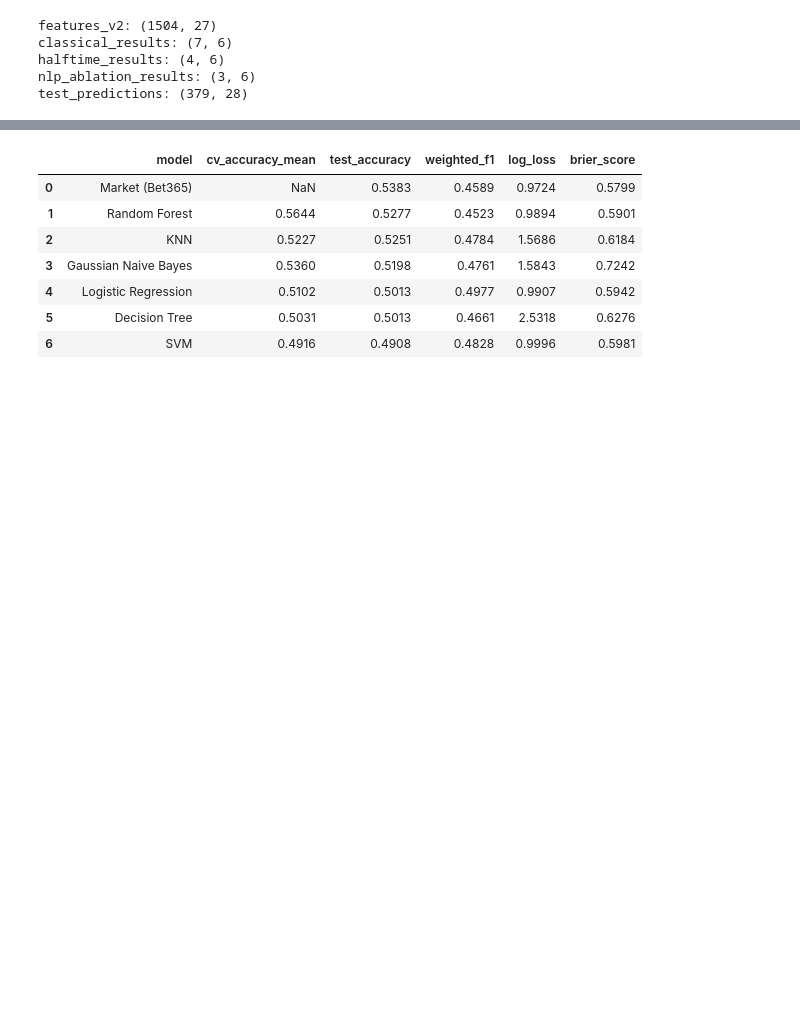
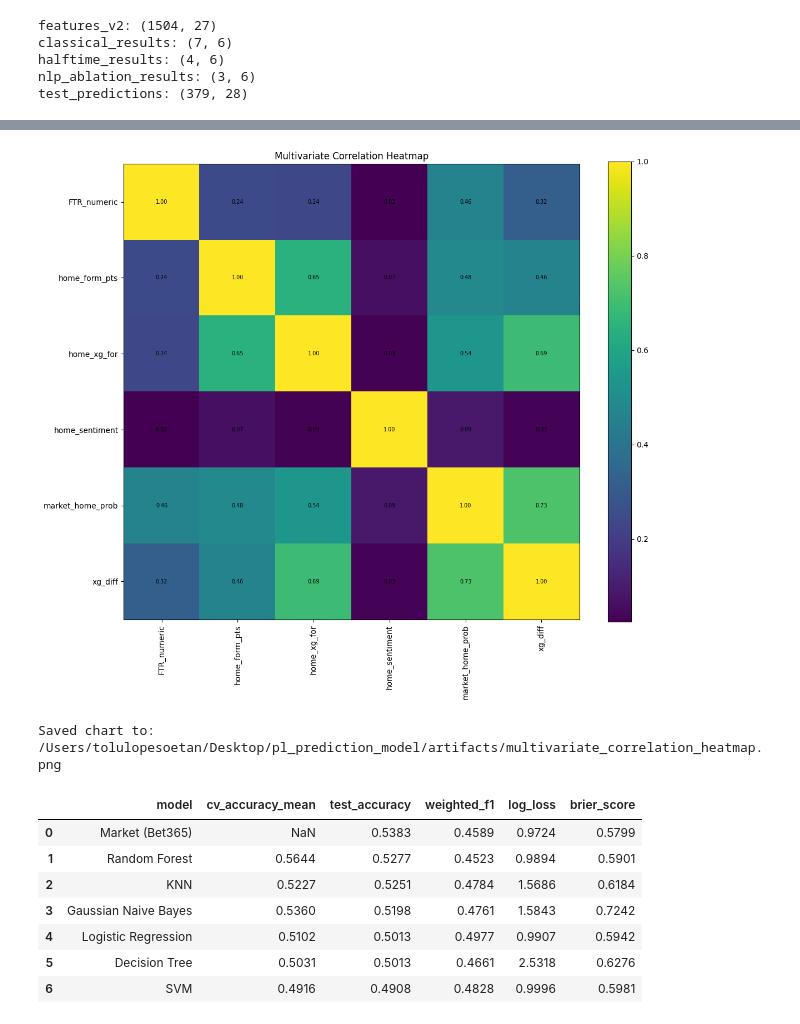
Before and after one commit to tolulopesoetan/pl_prediction_model, a Jupyter notebook: notebooks/03_evaluation_and_results.ipynb, the cells around one changed output, grey strips where cells are left out. Saved outputs shown, nothing was run; the diff lists cells and outputs as text; code cells hidden in the pictures; blank space fills up the shorter version.

```diff
--- a/notebooks/03_evaluation_and_results.ipynb
+++ b/notebooks/03_evaluation_and_results.ipynb
@@ -92,3 +118,51 @@ def top_class_probability(proba):
+# %%
+# multivariate correlation heatmap
+
+corr_df = features_v2.copy()
+corr_df["FTR_numeric"] = corr_df["FTR"].map({"H": 1, "D": 0, "A": -1})
+
+heatmap_cols = [
+    "FTR_numeric",
+    "home_form_pts",
+    "home_xg_for",
+    "home_sentiment",
+    "market_home_prob",
+    "xg_diff"
+]
+
+corr_matrix = corr_df[heatmap_cols].corr()
+
+fig, ax = plt.subplots(figsize=(12, 10))
+im = ax.imshow(corr_matrix.values)
+
+ax.set_xticks(np.arange(len(heatmap_cols)))
+ax.set_yticks(np.arange(len(heatmap_cols)))
+ax.set_xticklabels(heatmap_cols, rotation=90)
+ax.set_yticklabels(heatmap_cols)
+
+for i in range(len(heatmap_cols)):
+    for j in range(len(heatmap_cols)):
+        ax.text(
+            j,
+            i,
+            f"{corr_matrix.values[i, j]:.2f}",
+            ha="center",
+            va="center",
+            fontsize=7,
+        )
+
+plt.colorbar(im)
+plt.title("Multivariate Correlation Heatmap")
+plt.tight_layout()
+
+corr_path = ARTIFACTS_DIR / "multivariate_correlation_heatmap.png"
+plt.savefig(corr_path, dpi=200, bbox_inches="tight")
+plt.show()
+
+print(f"Saved chart to: {corr_path}")
+# %% [output]
+[figure, added]
+Saved chart to: /Users/tolulopesoetan/Desktop/pl_prediction_model/artifacts/multivariate_correlation_heatmap.png
 # %%
 # pre-match results tables
 
```
Also changed, not shown: parts of 5 cells of this notebook, 5 other files.
